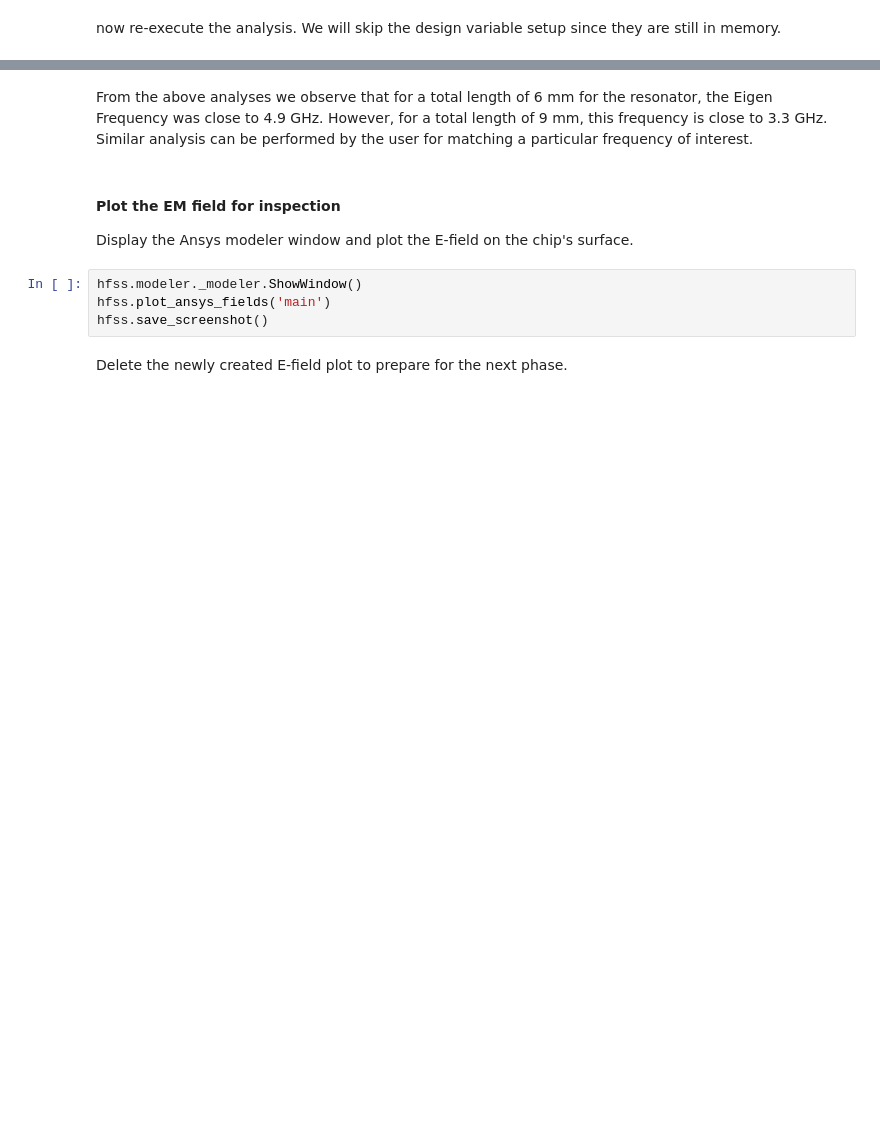
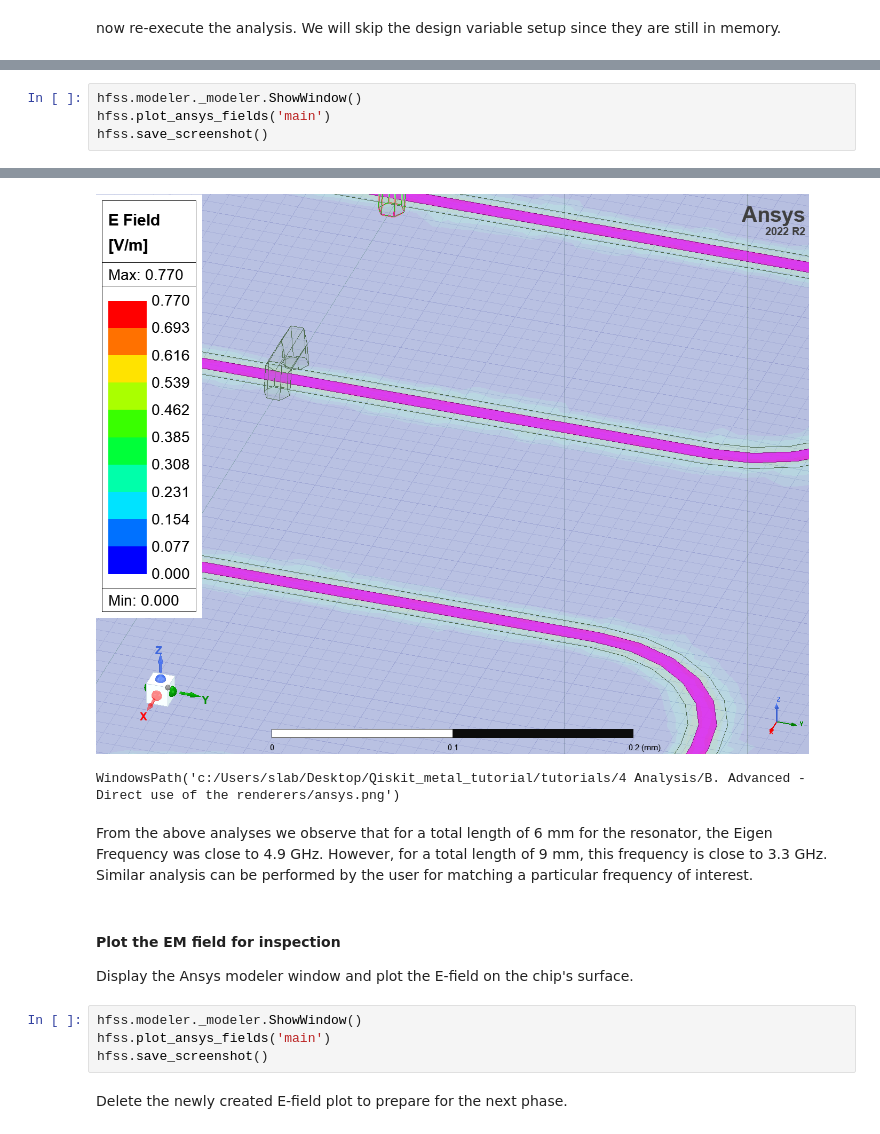
Before and after one commit to Wendywanw/Qiskit_metal_tutorial, a Jupyter notebook: tutorials/4 Analysis/B. Advanced - Direct use of the renderers/4.12 Analyze a resonator.ipynb, the cells around one changed output, grey strips where cells are left out. Cells and saved outputs as stored; diff of their text form; blank space fills up the shorter version.

```diff
--- a/tutorials/4 Analysis/B. Advanced - Direct use of the renderers/4.12 Analyze a resonator.ipynb
+++ b/tutorials/4 Analysis/B. Advanced - Direct use of the renderers/4.12 Analyze a resonator.ipynb
@@ -178,0 +227,5 @@ eig_res.sim.plot_convergences()
+# %%
+hfss.modeler._modeler.ShowWindow()
+hfss.plot_ansys_fields('main')
+hfss.save_screenshot()
+# %% [output]
@@ -179,3 +233,5 @@ eig_res.sim.plot_convergences()
+[figure, added]
+WindowsPath('c:/Users/slab/Desktop/Qiskit_metal_tutorial/tutorials/4 Analysis/B. Advanced - Direct use of the renderers/ansys.png')
 # %% [markdown]
 From the above analyses we observe that for a total length of 6 mm for the resonator, the Eigen Frequency was close to 4.9 GHz. However, for a total length of 9 mm, this frequency is close to 3.3 GHz. Similar analysis can be performed by the user for matching a particular frequency of interest.
 # %% [markdown]
```
Also changed, not shown: parts of 13 cells of this notebook, 5 other files.
